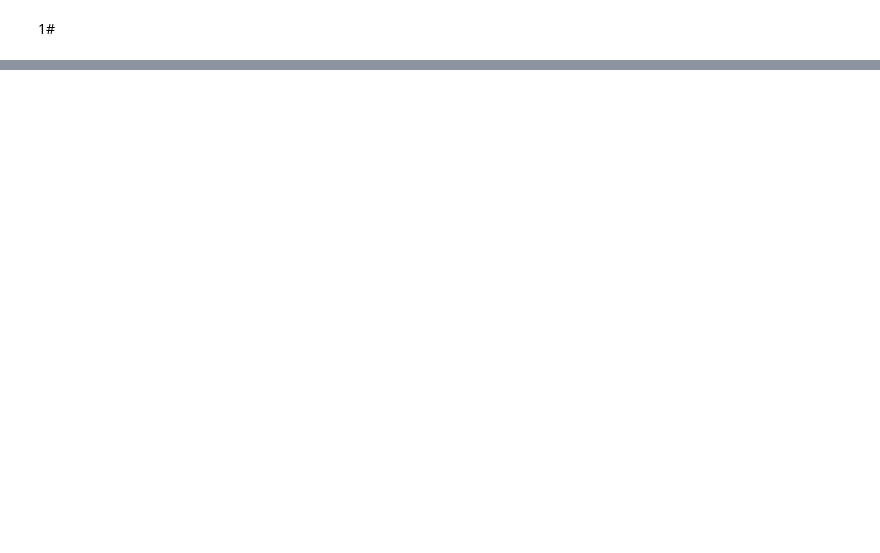
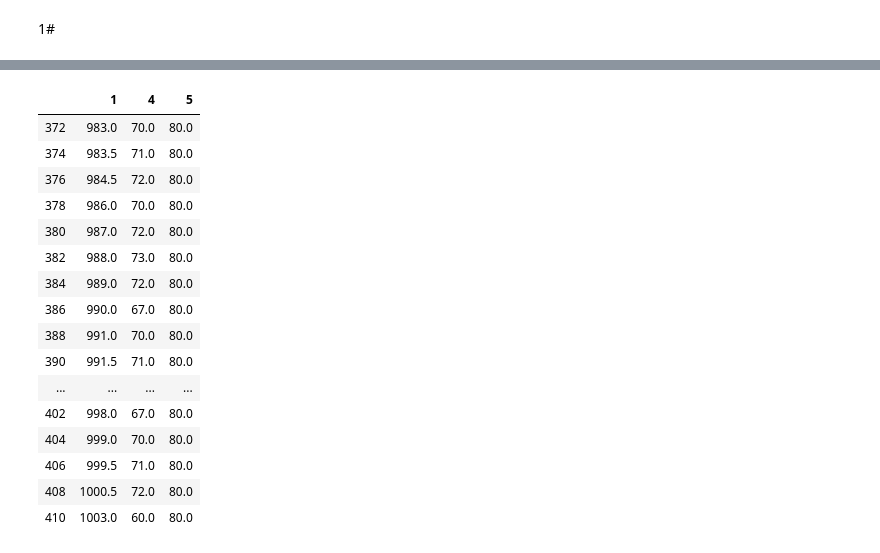
Before and after one commit to vedoly/Music-Generator, a Jupyter notebook: Untitled.ipynb, the cells around one changed output, grey strips where cells are left out. Saved outputs shown, nothing was run; the diff lists cells and outputs as text; code cells hidden in the pictures; blank space fills up the shorter version.

Commit message:
add data, train model, generate song

```diff
--- a/Untitled.ipynb
+++ b/Untitled.ipynb
@@ -69,0 +43,12 @@ tertis2.mid.csv
+# %%
+last_time = -1
+LL =[]
+
+for i in range(6):
+    print(last_time)
+    df1 = L[i].copy()
+    df1['1'] = df1['1']/96 + int(last_time) +1
+    df1 = df1[['1','4','5']]
+    LL.append(df1)
+    last_time = (df1.tail(1)['1'])
+    print(df1)
@@ -69,0 +73,25 @@ tertis2.mid.csv
+# %%
+column_names = ["1", "4", "5"]
+df2 = pd.DataFrame(columns = column_names)
+for k in LL:
+    df3 = pd.concat([df2, k])
+    df2 = df3
+df3.tail(20)
+# %% [output]
+|  | 1 | 4 | 5 |
+| 372 | 983.0 | 70.0 | 80.0 |
+| 374 | 983.5 | 71.0 | 80.0 |
+| 376 | 984.5 | 72.0 | 80.0 |
+| 378 | 986.0 | 70.0 | 80.0 |
+| 380 | 987.0 | 72.0 | 80.0 |
+| 382 | 988.0 | 73.0 | 80.0 |
+| 384 | 989.0 | 72.0 | 80.0 |
+| 386 | 990.0 | 67.0 | 80.0 |
+| 388 | 991.0 | 70.0 | 80.0 |
+| 390 | 991.5 | 71.0 | 80.0 |
+| ... | ... | ... | ... |
+| 402 | 998.0 | 67.0 | 80.0 |
+| 404 | 999.0 | 70.0 | 80.0 |
+| 406 | 999.5 | 71.0 | 80.0 |
+| 408 | 1000.5 | 72.0 | 80.0 |
+| 410 | 1003.0 | 60.0 | 80.0 |
```
Also changed, not shown: parts of 27 cells of this notebook, 27 other files.
